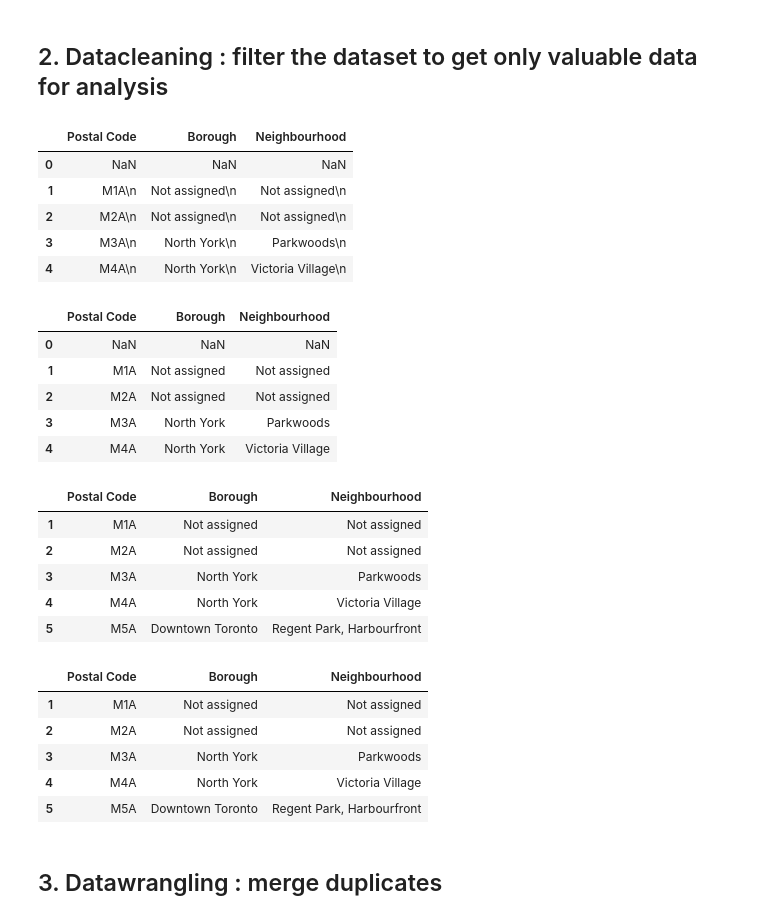
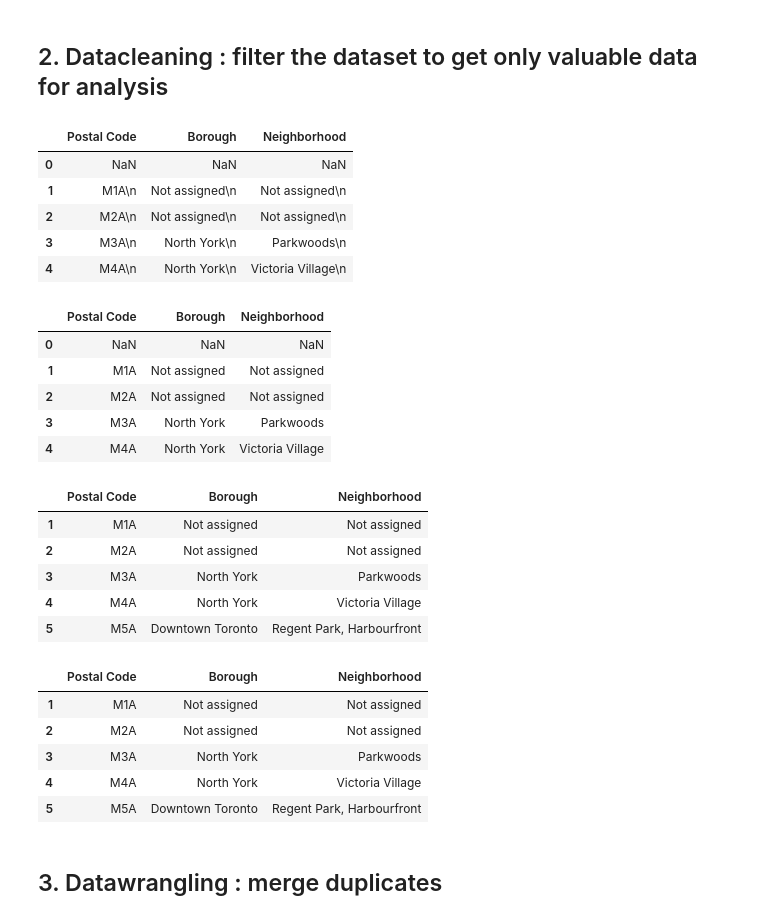
Before and after one commit to BenedicteLeone/Coursera_Capstone, a Jupyter notebook: Capstone project - Clustering Neighborhood.ipynb, the cells around one changed output. Cells and saved outputs as stored; diff of their text form; code cells hidden in the pictures.

```diff
--- a/Capstone project - Clustering Neighborhood.ipynb
+++ b/Capstone project - Clustering Neighborhood.ipynb
@@ -103,12 +100,12 @@ new_table.head()
 # %%
 # Remove \n in header
 new_table = new_table.rename(columns={"Postal Code\n":"Postal Code"})
 new_table = new_table.rename(columns={"Borough\n":"Borough"})
-new_table = new_table.rename(columns={"Neighbourhood\n":"Neighbourhood"})
+new_table = new_table.rename(columns={"Neighbourhood\n":"Neighborhood"})
 
 new_table.head()
 # %% [output]
-|  | Postal Code | Borough | Neighbourhood |
+|  | Postal Code | Borough | Neighborhood |
 | 0 | NaN | NaN | NaN |
 | 1 | M1A\n | Not assigned\n | Not assigned\n |
 | 2 | M2A\n | Not assigned\n | Not assigned\n |
@@ -119,7 +116,7 @@ new_table.head()
 new_table = new_table.replace('\n','', regex=True)
 new_table.head()
 # %% [output]
-|  | Postal Code | Borough | Neighbourhood |
+|  | Postal Code | Borough | Neighborhood |
 | 0 | NaN | NaN | NaN |
 | 1 | M1A | Not assigned | Not assigned |
 | 2 | M2A | Not assigned | Not assigned |
@@ -129,7 +126,7 @@ new_table.head()
 new_table = new_table.dropna()
 new_table.head()
 # %% [output]
-|  | Postal Code | Borough | Neighbourhood |
+|  | Postal Code | Borough | Neighborhood |
 | 1 | M1A | Not assigned | Not assigned |
 | 2 | M2A | Not assigned | Not assigned |
 | 3 | M3A | North York | Parkwoods |
@@ -140,7 +137,7 @@ new_table.head()
 df = new_table
 df.head()
 # %% [output]
-|  | Postal Code | Borough | Neighbourhood |
+|  | Postal Code | Borough | Neighborhood |
 | 1 | M1A | Not assigned | Not assigned |
 | 2 | M2A | Not assigned | Not assigned |
 | 3 | M3A | North York | Parkwoods |
```
Also changed, not shown: parts of 37 cells of this notebook.
